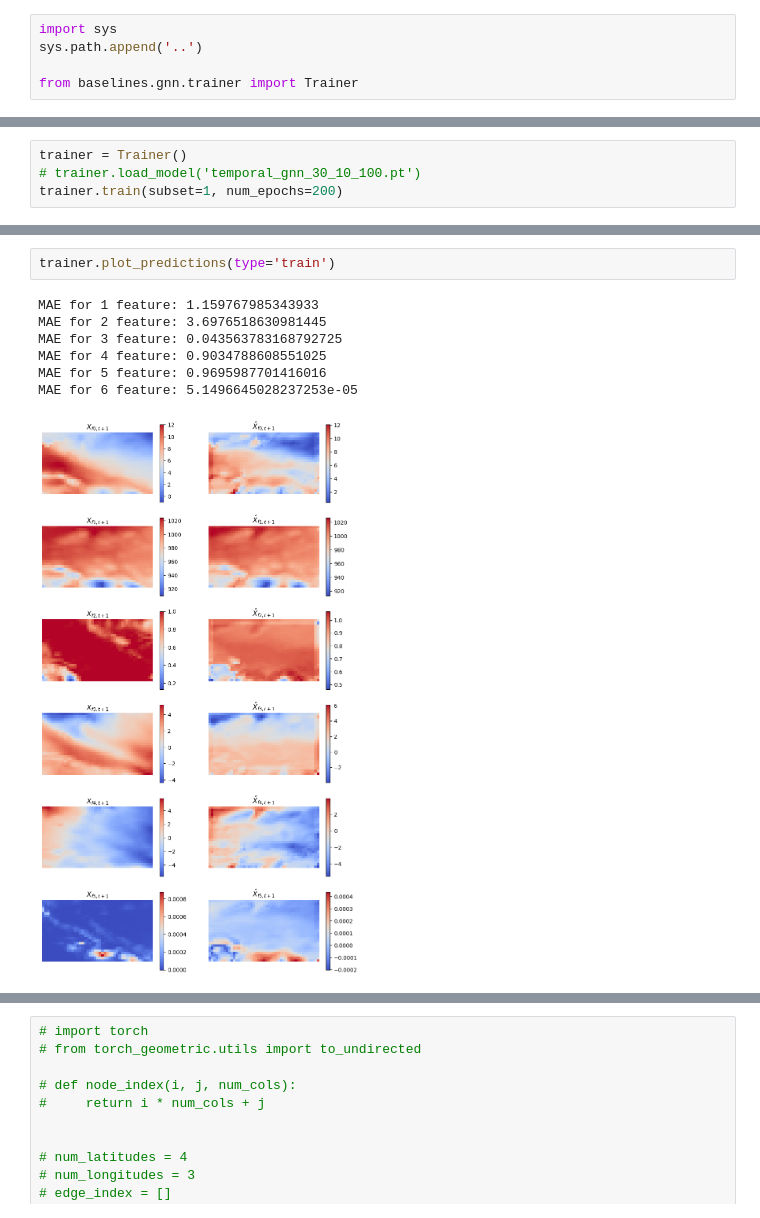
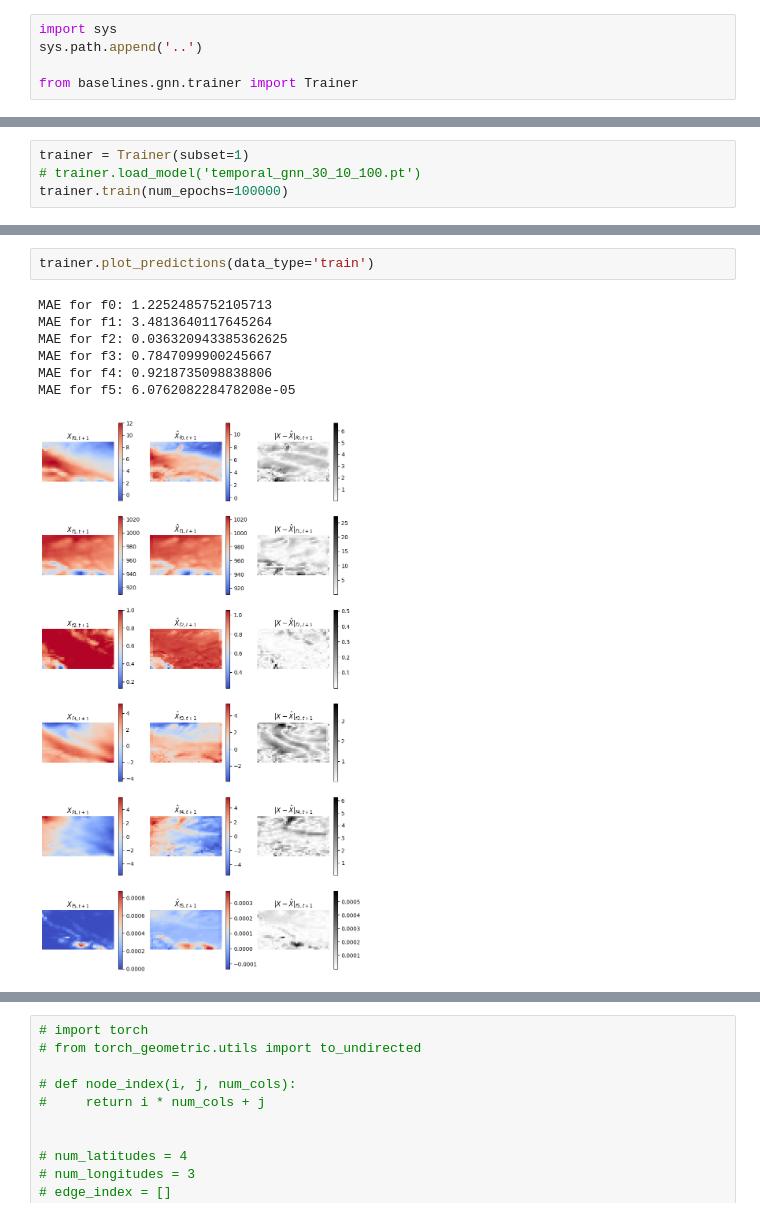
Before and after one commit to iwamaciek/stwp, a Jupyter notebook: demos/gnn-demo.ipynb, the cells around one changed output, grey strips where cells are left out. Cells and saved outputs as stored; diff of their text form.

```diff
--- a/demos/gnn-demo.ipynb
+++ b/demos/gnn-demo.ipynb
@@ -12,4 +6,4 @@ from baselines.gnn.trainer import Trainer
 # %%
-trainer = Trainer()
+trainer = Trainer(subset=1)
 # trainer.load_model('temporal_gnn_30_10_100.pt')
-trainer.train(subset=1, num_epochs=200)
+trainer.train(num_epochs=100000)
@@ -16,10 +24,10 @@ trainer.train(subset=1, num_epochs=200)
 # %%
-trainer.plot_predictions(type='train')
+trainer.plot_predictions(data_type='train')
 # %% [output]
-MAE for 1 feature: 1.159767985343933
-MAE for 2 feature: 3.6976518630981445
-MAE for 3 feature: 0.043563783168792725
-MAE for 4 feature: 0.9034788608551025
-MAE for 5 feature: 0.9695987701416016
-MAE for 6 feature: 5.1496645028237253e-05
+MAE for f0: 1.2252485752105713
+MAE for f1: 3.4813640117645264
+MAE for f2: 0.036320943385362625
+MAE for f3: 0.7847099900245667
+MAE for f4: 0.9218735098838806
+MAE for f5: 6.076208228478208e-05
-[figure, old version]
+[figure, new version]
```
Also changed, not shown: parts of 7 cells of this notebook, 5 other files.
